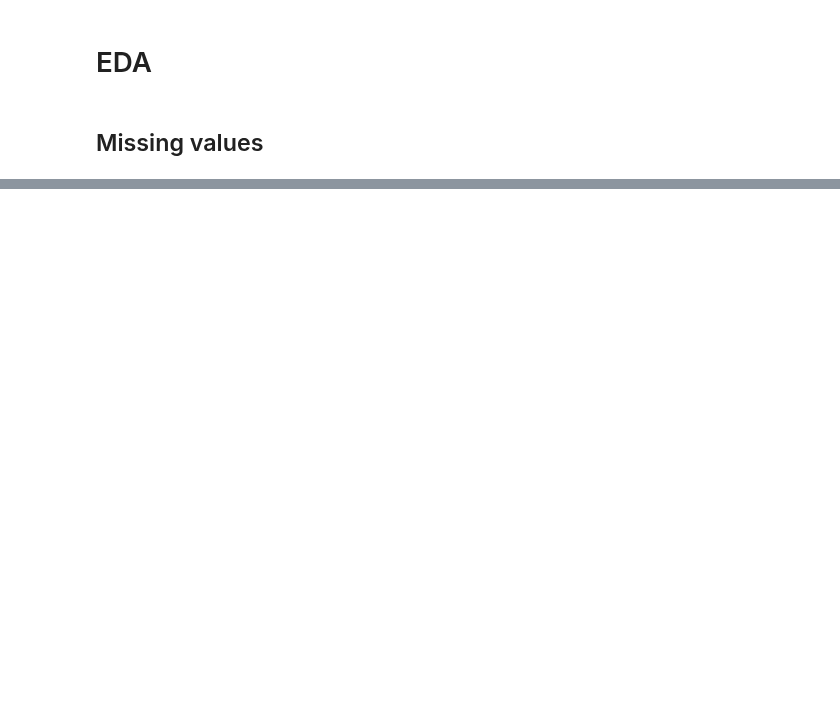
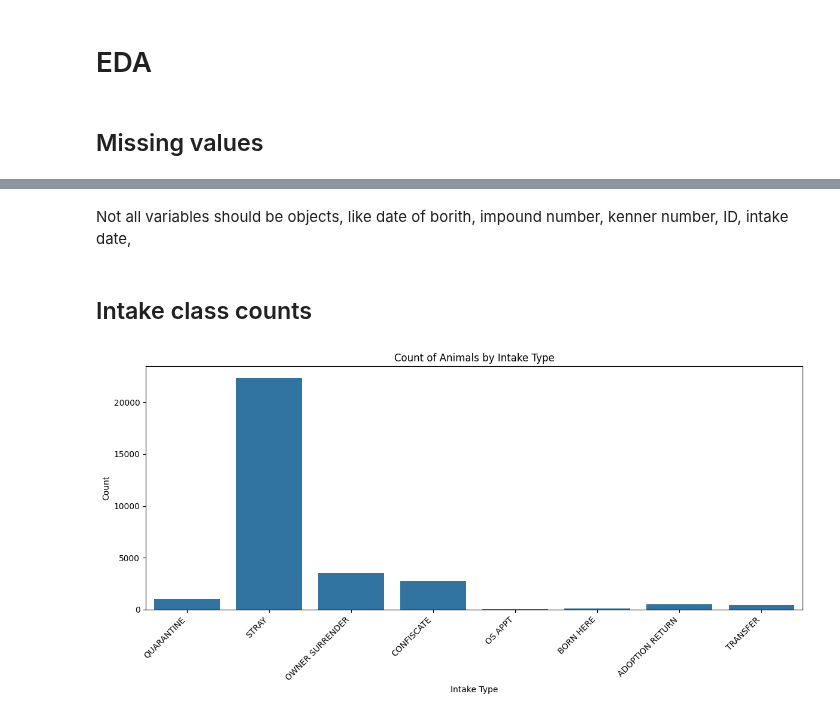
Before and after one commit to atharvavyas1/Lee-paw-faith, a Jupyter notebook: Notebooks/Sonoma.ipynb, the cells around one changed output, grey strips where cells are left out. Saved outputs shown, nothing was run; the diff lists cells and outputs as text; code cells hidden in the pictures; blank space fills up the shorter version.

```diff
--- a/Notebooks/Sonoma.ipynb
+++ b/Notebooks/Sonoma.ipynb
@@ -151,3 +130,19 @@ Data columns (total 24 columns):
  23  intake_total          30727 non-null  int64
 dtypes: float64(1), int64(2), object(21)
 memory usage: 5.6+ MB
+# %% [markdown]
+Not all variables should be objects, like date of borith, impound number, kenner number, ID, intake date,
+# %% [markdown]
+## Intake class counts
+# %%
+# intake_type class count histogram
+plt.figure(figsize=(12, 6))
+sns.countplot(data=df, x='intake_type')
+plt.title('Count of Animals by Intake Type')
+plt.xlabel('Intake Type')
+plt.ylabel('Count')
+plt.xticks(rotation=45, ha='right')
+plt.tight_layout()
+plt.show()
+# %% [output]
+[figure, added]
```
Also changed, not shown: parts of 13 cells of this notebook, 1 other file.
